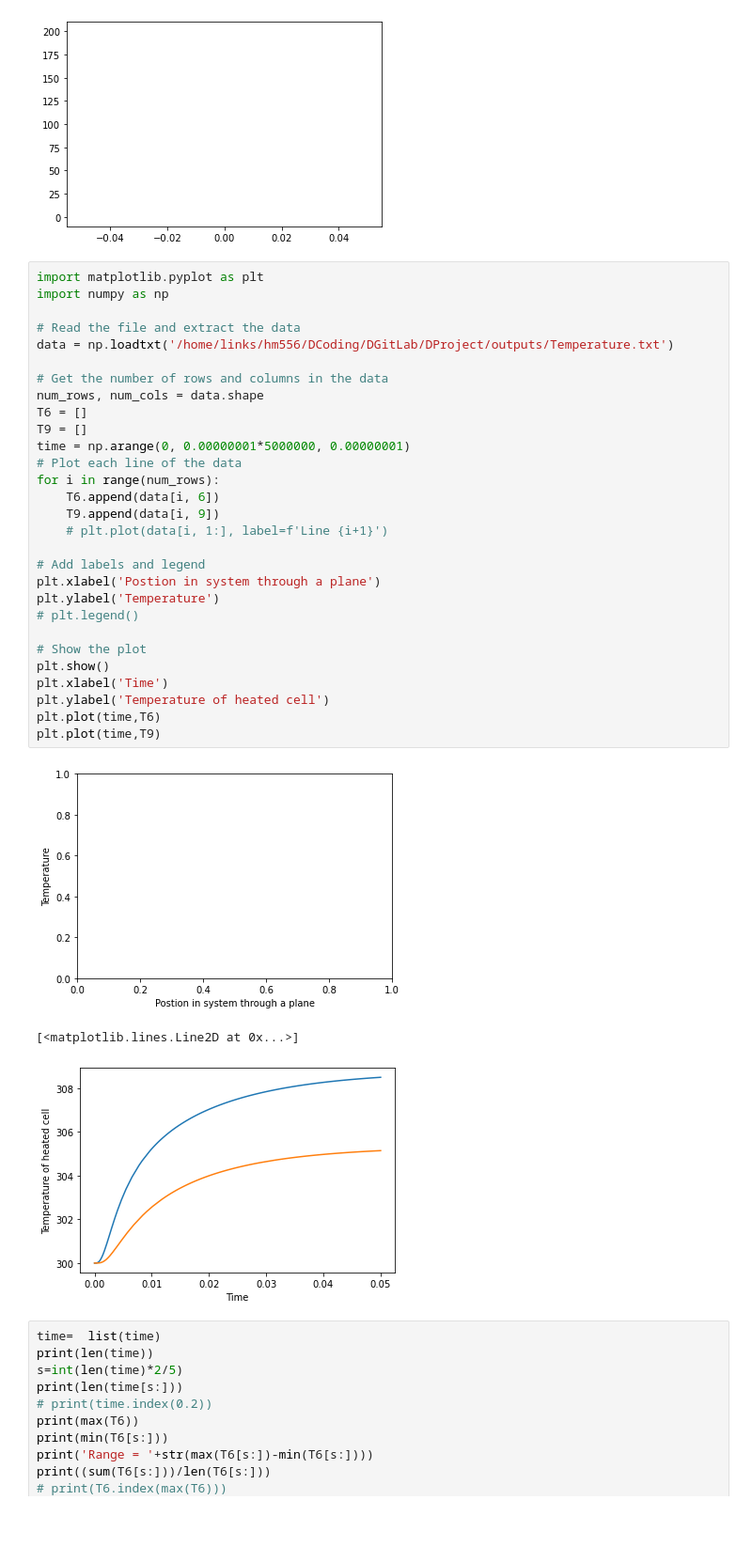
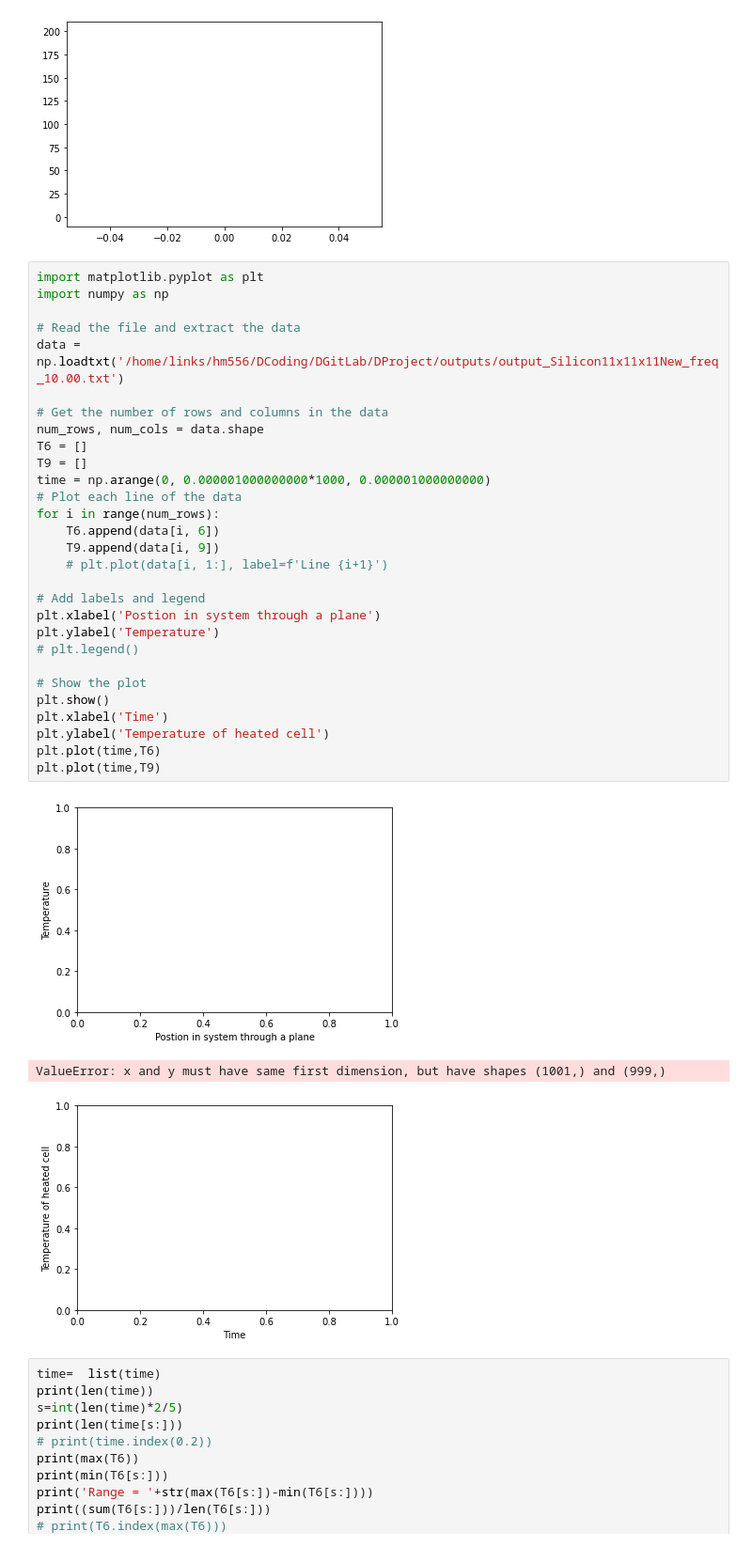
Before and after one commit to ExeQuantCode/HeatFlow, a Jupyter notebook: Plotting.ipynb, the cells around one changed output. Shown at 94% size. Cells and saved outputs as stored; diff of their text form; blank space fills up the shorter version.

```diff
--- a/Plotting.ipynb
+++ b/Plotting.ipynb
@@ -183,36 +183,36 @@ KeyboardInterrupt:
 # %%
 import matplotlib.pyplot as plt
 import numpy as np
 
 # Read the file and extract the data
-data = np.loadtxt('/home/links/hm556/DCoding/DGitLab/DProject/outputs/Temperature.txt')
+data = np.loadtxt('/home/links/hm556/DCoding/DGitLab/DProject/outputs/output_Silicon11x11x11New_freq_10.00.txt')
 
 # Get the number of rows and columns in the data
 num_rows, num_cols = data.shape
 T6 = []
 T9 = []
-time = np.arange(0, 0.00000001*5000000, 0.00000001)
+time = np.arange(0, 0.000001000000000*1000, 0.000001000000000)
 # Plot each line of the data
 for i in range(num_rows):
     T6.append(data[i, 6])
     T9.append(data[i, 9])
     # plt.plot(data[i, 1:], label=f'Line {i+1}')
 
 # Add labels and legend
 plt.xlabel('Postion in system through a plane')
 plt.ylabel('Temperature')
 # plt.legend()
 
 # Show the plot
 plt.show()
 plt.xlabel('Time')
 plt.ylabel('Temperature of heated cell')
 plt.plot(time,T6)
 plt.plot(time,T9)
 # %% [output]
 [figure]
-[<matplotlib.lines.Line2D at 0x...>]
+ValueError: x and y must have same first dimension, but have shapes (1001,) and (999,)
-[figure, old version]
+[figure, new version]
 # %%
 time=  list(time)
 print(len(time))
```
Also changed, not shown: 12 other files.
